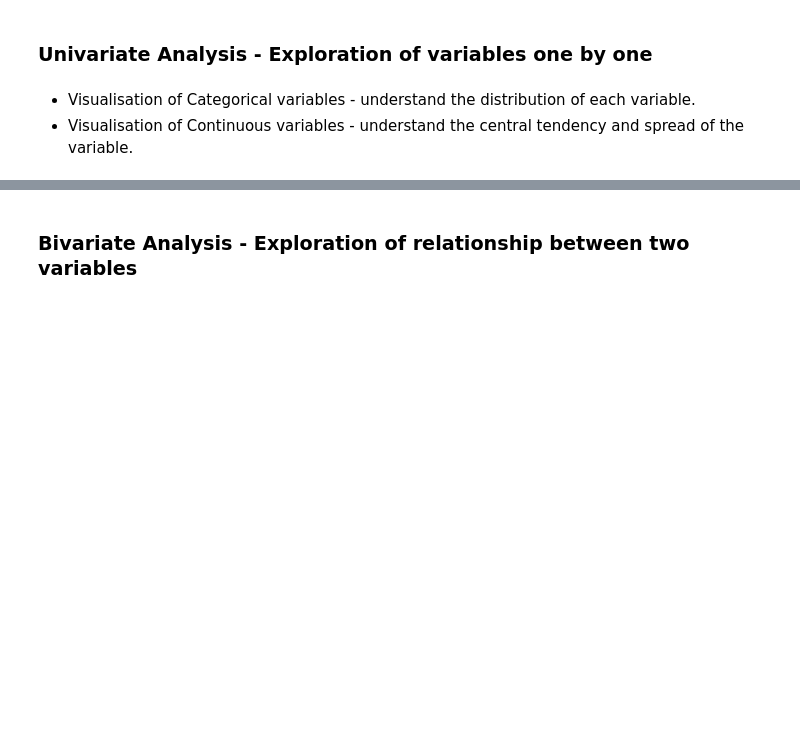
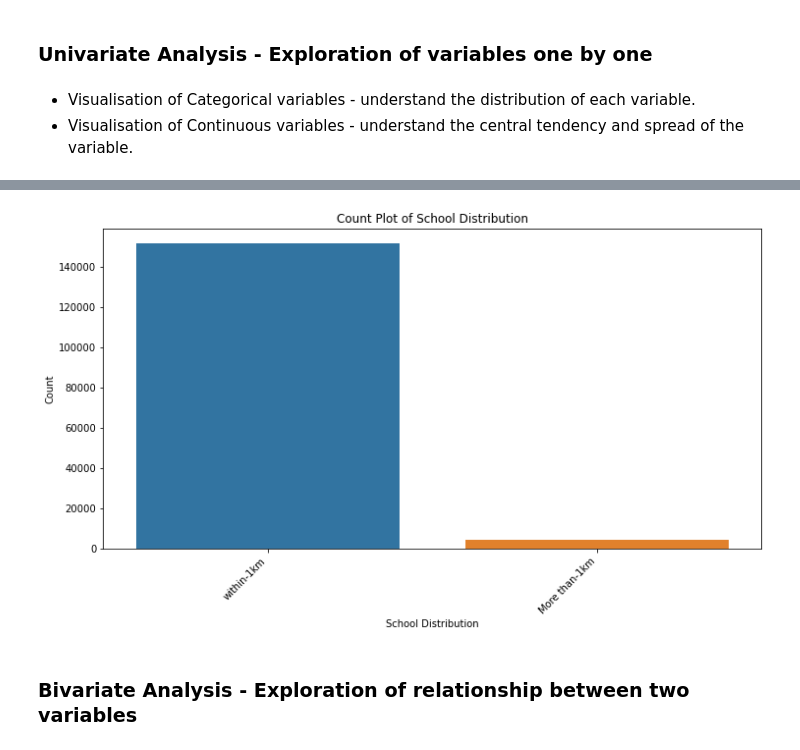
Before and after one commit to DheepthaRajesh/dheeptha_rajesh, a Jupyter notebook: Final-Predict-Public-Housing-Prices.ipynb, the cells around one changed output, grey strips where cells are left out. Drawn from its saved outputs; the diff is of its cells as text; code cells hidden in the pictures; blank space fills up the shorter version.

```diff
--- a/Final-Predict-Public-Housing-Prices.ipynb
+++ b/Final-Predict-Public-Housing-Prices.ipynb
@@ -236,3 +250,21 @@ plt.show()
+# %%
+
+# Create a count plot
+plt.figure(figsize=(12, 6))
+sns.countplot(x='SchoolDistribution', data=df_final, order=df_final['SchoolDistribution'].value_counts().index)
+
+# Rotate x-axis labels for better readability
+plt.xticks(rotation=45, ha='right')
+
+# Set plot title and labels
+plt.title('Count Plot of School Distribution')
+plt.xlabel('School Distribution')
+plt.ylabel('Count')
+
+# Show the plot
+plt.show()
+# %% [output]
+[figure, added]
 # %% [markdown]
 ### Bivariate Analysis - Exploration of relationship between two variables
 # %%
```
Also changed, not shown: parts of 5 cells of this notebook.
